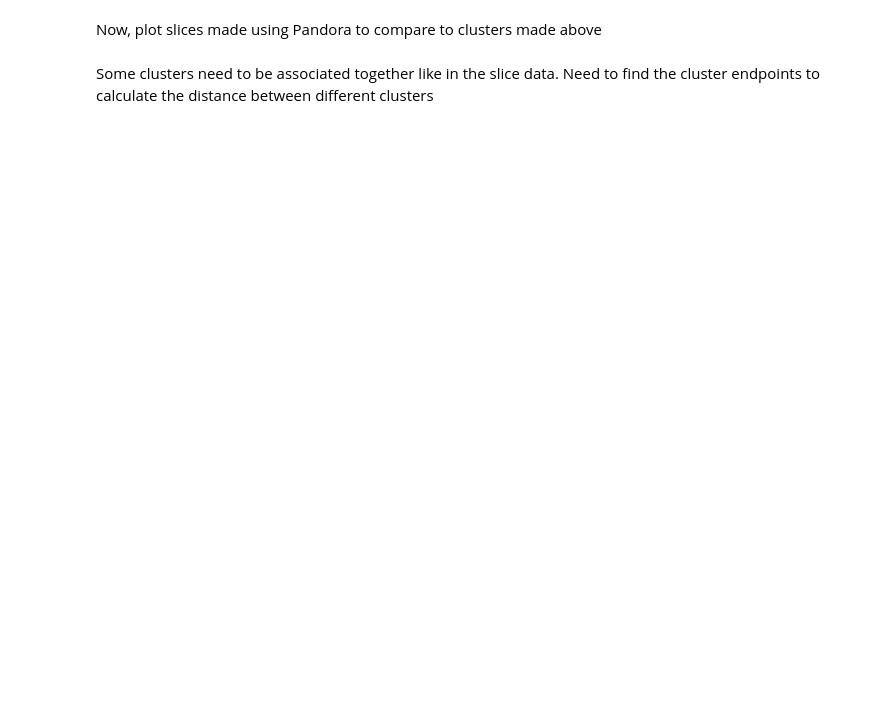
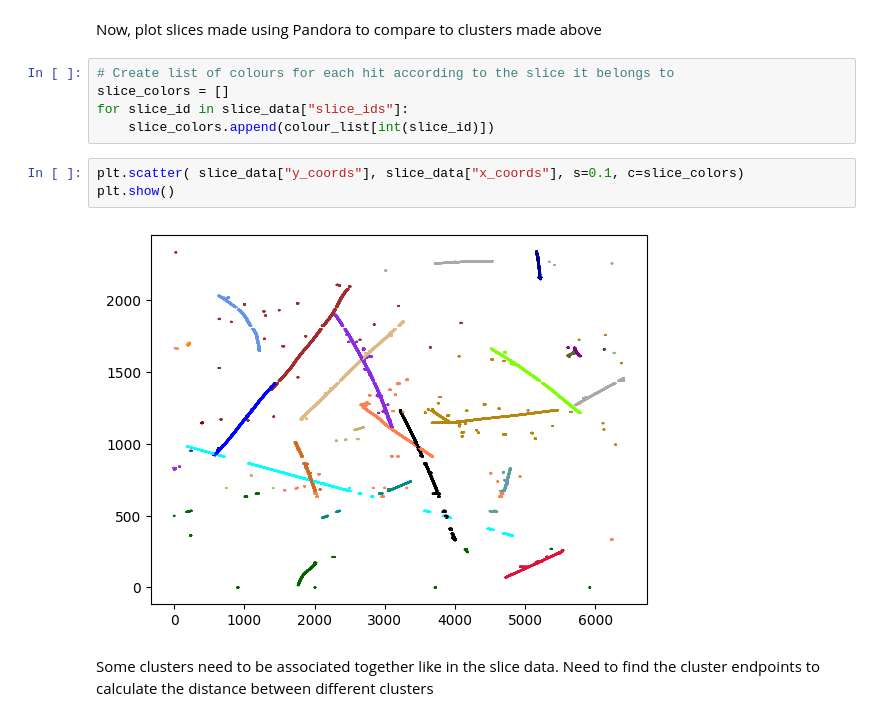
Before and after one commit to samuel-j-hill/UBooneReconstruction, a Jupyter notebook: demo.ipynb, the cells around one changed output. Saved outputs shown, nothing was run; the diff lists cells and outputs as text; blank space fills up the shorter version.

```diff
--- a/demo.ipynb
+++ b/demo.ipynb
@@ -29,4 +31,14 @@ hits.plot_clusters(colour_list)
 # %% [markdown]
 Now, plot slices made using Pandora to compare to clusters made above
+# %%
+# Create list of colours for each hit according to the slice it belongs to
+slice_colors = []
+for slice_id in slice_data["slice_ids"]:
+    slice_colors.append(colour_list[int(slice_id)])
+# %%
+plt.scatter( slice_data["y_coords"], slice_data["x_coords"], s=0.1, c=slice_colors)
+plt.show()
+# %% [output]
+[figure, added]
 # %% [markdown]
 Some clusters need to be associated together like in the slice data. Need to find the cluster endpoints to calculate the distance between different clusters
```
Also changed, not shown: parts of 2 cells of this notebook.
